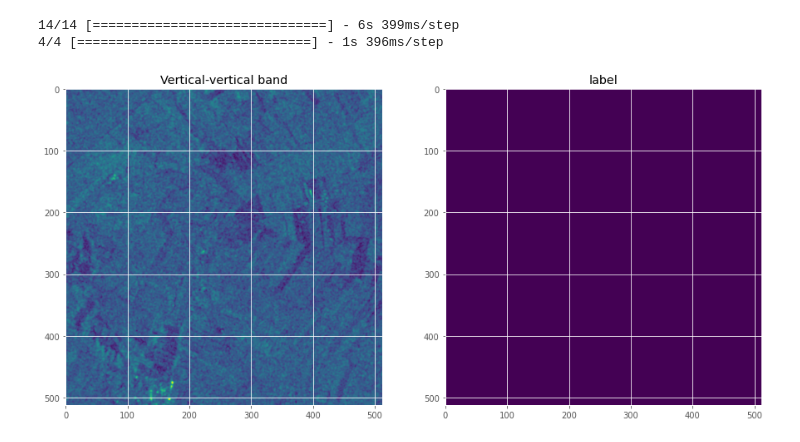
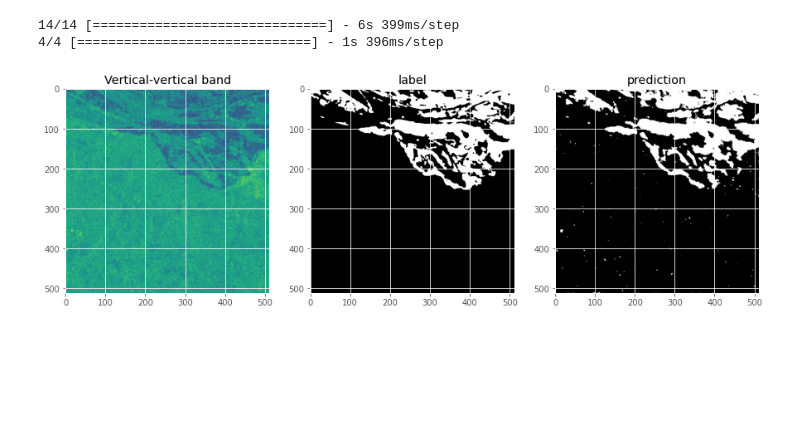
Before and after one commit to max-lutz/floodwater_competition, a Jupyter notebook: model development/Unet from scratch.ipynb, the cells around one changed output. Drawn from its saved outputs; the diff is of its cells as text; code cells hidden in the pictures; blank space fills up the shorter version.

Commit message:
function to compare label and prediction from training set

```diff
--- a/model development/Unet from scratch.ipynb
+++ b/model development/Unet from scratch.ipynb
@@ -347,15 +347,23 @@ preds_val_t = (preds_val > 0.5).astype(np.uint8)
 14/14 [==============================] - 6s 399ms/step
 4/4 [==============================] - 1s 396ms/step
 # %%
-f, ax = plt.subplots(1, 2, figsize=(15, 15))
+f, ax = plt.subplots(1, 3, figsize=(15, 15))
+
+id = 12
 
 #visualize radar image   x[:, :, 0]
-ax[0].imshow(test_x[15][:, :, 0])
+ax[0].imshow(train_x[id][:, :, 0])
 ax[0].set_title("Vertical-vertical band")
 
-ax[1].imshow(test_y[15])
+label = train_y[id]
+label[label == 255] = 1
+ax[1].imshow(label, "gray")
 ax[1].set_title("label")
 
+pred = preds_train_t[id][:, :, 0]
+ax[2].imshow(pred, "gray")
+ax[2].set_title("prediction")
+
 plt.show()
 # %% [output]
-[figure, old version]
+[figure, new version]
```
